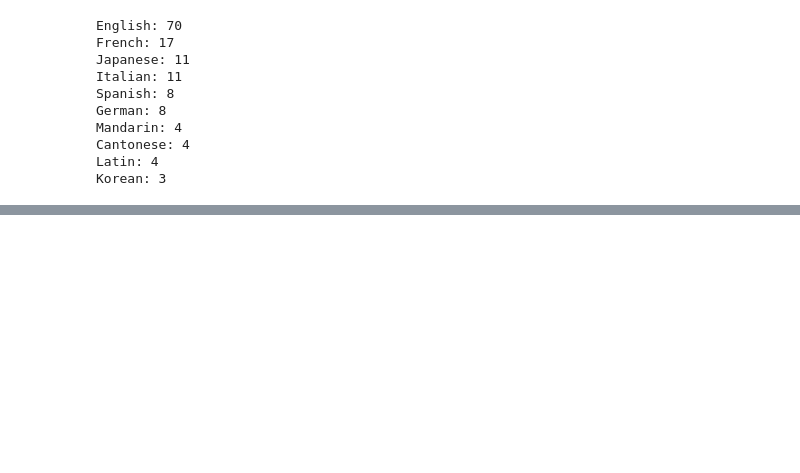
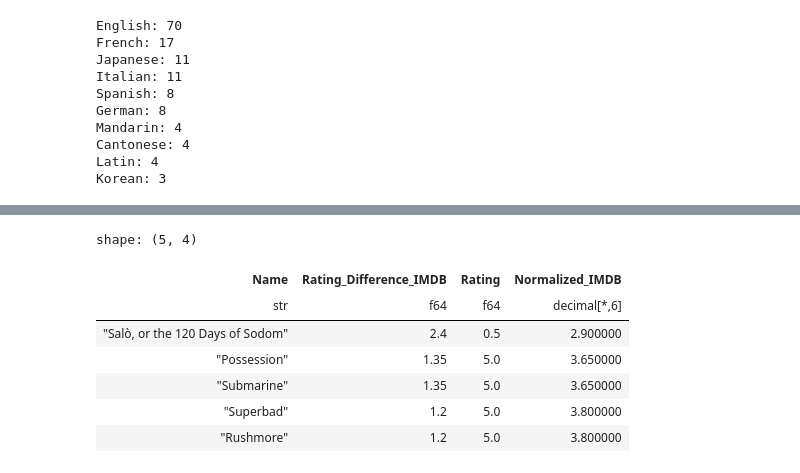
Before and after one commit to mameli/letterboxd_wrapped, a Jupyter notebook: playground.ipynb, the cells around one changed output, grey strips where cells are left out. Saved outputs shown, nothing was run; the diff lists cells and outputs as text; code cells hidden in the pictures; blank space fills up the shorter version.

```diff
--- a/playground.ipynb
+++ b/playground.ipynb
@@ -263,0 +319,11 @@ Korean: 3
+# %%
+df.select("Name", "Rating_Difference_IMDB", "Rating", "Normalized_IMDB").drop_nulls().sort("Rating_Difference_IMDB", descending=True).head(5)
+# %% [output]
+shape: (5, 4)
+| Name | Rating_Difference_IMDB | Rating | Normalized_IMDB |
+| str | f64 | f64 | decimal[*,6] |
+| "Salò, or the 120 Days of Sodom" | 2.4 | 0.5 | 2.900000 |
+| "Possession" | 1.35 | 5.0 | 3.650000 |
+| "Submarine" | 1.35 | 5.0 | 3.650000 |
+| "Superbad" | 1.2 | 5.0 | 3.800000 |
+| "Rushmore" | 1.2 | 5.0 | 3.800000 |
```
Also changed, not shown: parts of 10 cells of this notebook.
